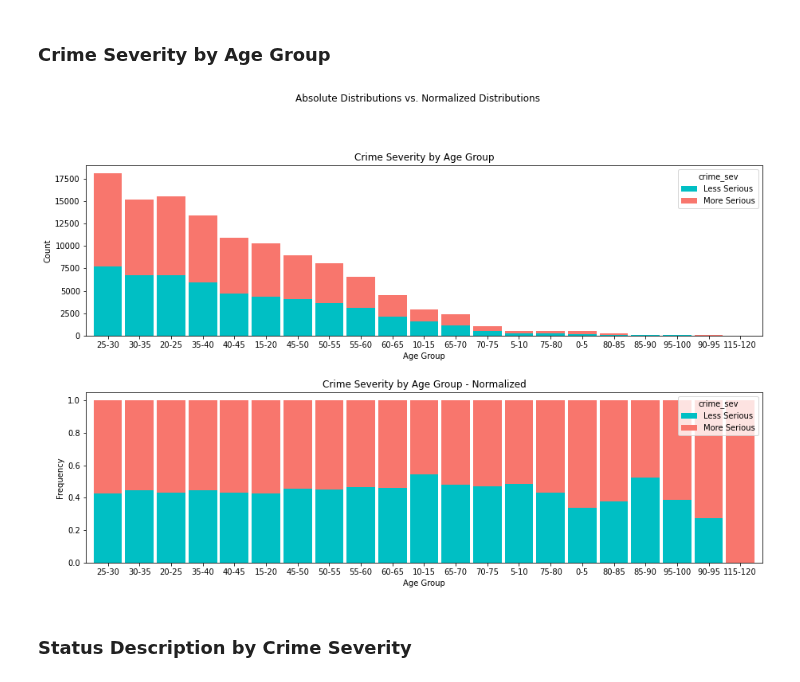
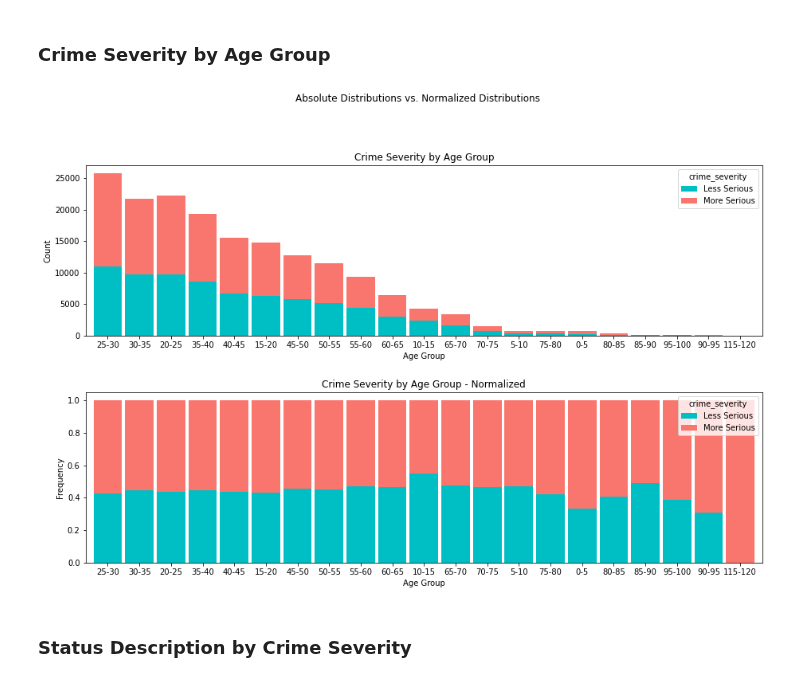
Before and after one commit to MSADS-Capstone/navigating_crime, a Jupyter notebook: Code Library/data_exploration_phase2.ipynb, the cells around one changed output. Drawn from its saved outputs; the diff is of its cells as text; code cells hidden in the pictures.

```diff
--- a/Code Library/data_exploration_phase2.ipynb
+++ b/Code Library/data_exploration_phase2.ipynb
@@ -45,7 +41,7 @@ current_directory
 # %%
 # path to the data file
 data_path1 = '/content/drive/Shareddrives/Capstone - Best Group/' \
-           + 'Final_Data_20220719/CrimesLA_Streets_with_Crimes.csv'
+           + 'Final_Data_20220719/df.csv'
 
 # path to data folder
 data_path2 = '/content/drive/Shareddrives/Capstone - Best Group/navigating_crime/'\
@@ -60,6 +56,4 @@ image_path = '/content/drive/Shareddrives/Capstone - Best Group/navigating_crime
           + '/Image Folder'
 # %%
 # bring in original dataframe only for join purposes
-df = pd.read_csv('/content/drive/Shareddrives/Capstone - Best Group/' \
-               + 'Final_Data_20220719/df.csv', low_memory=False) \
-               .set_index('OBJECTID')
+df = pd.read_csv(data_path1, low_memory=False).set_index('OBJECTID')
@@ -242,8 +208,8 @@ Summary Statistics by Age
 # %% [markdown]
 ## Stacked Bar Plots
 # %%
-def stacked_plot (x, y, p, df, col, truth, condition, kind, title1, xlabel1, ylabel1, width,
-                  rot, title2, xlabel2, ylabel2):
+def stacked_plot (x, y, p, df, col, truth, condition, kind, title1, xlabel1,
+                  ylabel1, width, rot, title2, xlabel2, ylabel2):
   fig, axes = plt.subplots(nrows=2, ncols=1,figsize=(x, y))
   flat = axes.flatten()
   fig.tight_layout(w_pad=5, pad=p, h_pad=5)
@@ -270,12 +236,12 @@ def stacked_plot (x, y, p, df, col, truth, condition, kind, title1, xlabel1, yla
 # %% [markdown]
 ### Crime Severity by Age Group
 # %%
-stacked_plot(15, 10, 10, df_eda, 'age_bin', 'crime_sev', 'Less Serious', 'bar',
+stacked_plot(15, 10, 10, df, 'age_bin', 'crime_severity', 'Less Serious', 'bar',
              'Crime Severity by Age Group', 'Age Group', 'Count', 0.9, 0,
              'Crime Severity by Age Group - Normalized', 'Age Group', 'Frequency')
 plt.savefig(image_path + '/age_crime_bargraph.png', bbox_inches = 'tight')
 # %% [output]
-[figure, old version]
+[figure, new version]
 # %% [markdown]
 ### Status Description by Crime Severity
 # %%
```
Also changed, not shown: parts of 22 cells of this notebook, 7 other files.
